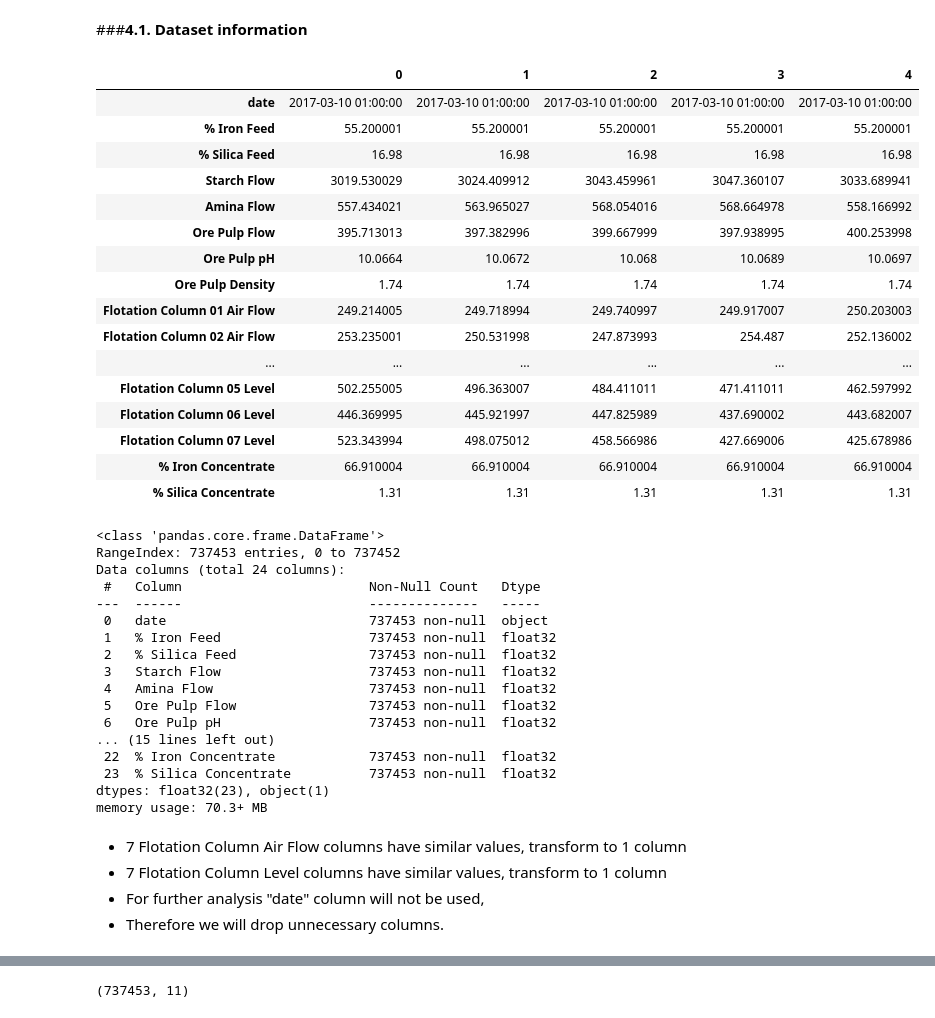
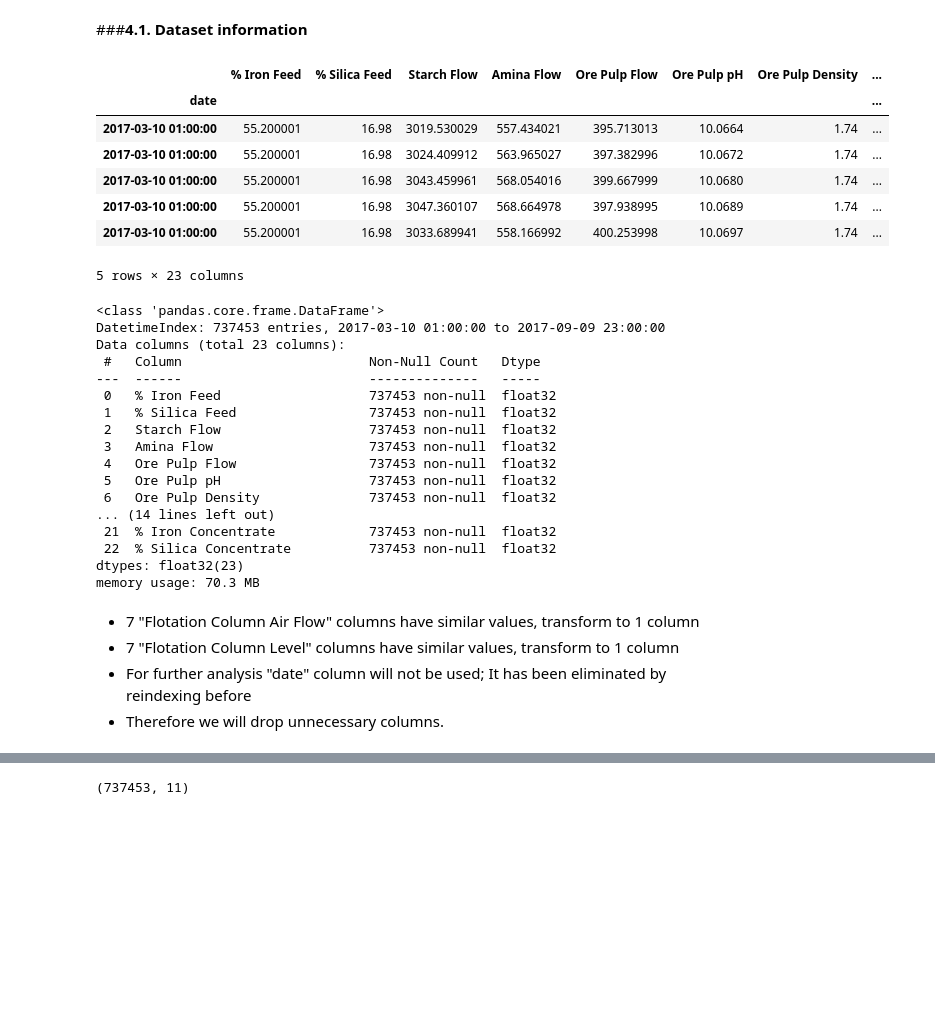
Before and after one commit to ArifAygun/Iron-Ore-Froth-Flotation-Quality-Prediction, a Jupyter notebook: AA_Iron_Ore_Froth_Flotation_Quality_Prediction.ipynb, the cells around one changed output, grey strips where cells are left out. Cells and saved outputs as stored; diff of their text form; code cells hidden in the pictures; blank space fills up the shorter version.

```diff
--- a/AA_Iron_Ore_Froth_Flotation_Quality_Prediction.ipynb
+++ b/AA_Iron_Ore_Froth_Flotation_Quality_Prediction.ipynb
@@ -66,5 +66,5 @@ drive.mount('/content/drive/')
 
 %cd /content/drive/My Drive/Flotation/
 
-flotation = pd.read_csv('Flotation_Plant.csv', decimal = ",")
+flotation = pd.read_csv('Flotation_Plant.csv', parse_dates = True, index_col = 'date',decimal=',')
 # %% [output]
@@ -112,49 +112,40 @@ Mem. usage decreased to 70.33 Mb (47.9% reduction)
 # %% [markdown]
 ###**4.1. Dataset information**
 # %%
-flotation.head().T
+flotation.head()
 # %% [output]
-|  | 0 | 1 | 2 | 3 | 4 |
-| date | 2017-03-10 01:00:00 | 2017-03-10 01:00:00 | 2017-03-10 01:00:00 | 2017-03-10 01:00:00 | 2017-03-10 01:00:00 |
-| % Iron Feed | 55.200001 | 55.200001 | 55.200001 | 55.200001 | 55.200001 |
-| % Silica Feed | 16.98 | 16.98 | 16.98 | 16.98 | 16.98 |
-| Starch Flow | 3019.530029 | 3024.409912 | 3043.459961 | 3047.360107 | 3033.689941 |
-| Amina Flow | 557.434021 | 563.965027 | 568.054016 | 568.664978 | 558.166992 |
-| Ore Pulp Flow | 395.713013 | 397.382996 | 399.667999 | 397.938995 | 400.253998 |
-| Ore Pulp pH | 10.0664 | 10.0672 | 10.068 | 10.0689 | 10.0697 |
-| Ore Pulp Density | 1.74 | 1.74 | 1.74 | 1.74 | 1.74 |
-| Flotation Column 01 Air Flow | 249.214005 | 249.718994 | 249.740997 | 249.917007 | 250.203003 |
-| Flotation Column 02 Air Flow | 253.235001 | 250.531998 | 247.873993 | 254.487 | 252.136002 |
-| ... | ... | ... | ... | ... | ... |
-| Flotation Column 05 Level | 502.255005 | 496.363007 | 484.411011 | 471.411011 | 462.597992 |
-| Flotation Column 06 Level | 446.369995 | 445.921997 | 447.825989 | 437.690002 | 443.682007 |
-| Flotation Column 07 Level | 523.343994 | 498.075012 | 458.566986 | 427.669006 | 425.678986 |
-| % Iron Concentrate | 66.910004 | 66.910004 | 66.910004 | 66.910004 | 66.910004 |
-| % Silica Concentrate | 1.31 | 1.31 | 1.31 | 1.31 | 1.31 |
+|  | % Iron Feed | % Silica Feed | Starch Flow | Amina Flow | Ore Pulp Flow | Ore Pulp pH | Ore Pulp Density | ... |
+| date |  |  |  |  |  |  |  | ... |
+| 2017-03-10 01:00:00 | 55.200001 | 16.98 | 3019.530029 | 557.434021 | 395.713013 | 10.0664 | 1.74 | ... |
+| 2017-03-10 01:00:00 | 55.200001 | 16.98 | 3024.409912 | 563.965027 | 397.382996 | 10.0672 | 1.74 | ... |
+| 2017-03-10 01:00:00 | 55.200001 | 16.98 | 3043.459961 | 568.054016 | 399.667999 | 10.0680 | 1.74 | ... |
+| 2017-03-10 01:00:00 | 55.200001 | 16.98 | 3047.360107 | 568.664978 | 397.938995 | 10.0689 | 1.74 | ... |
+| 2017-03-10 01:00:00 | 55.200001 | 16.98 | 3033.689941 | 558.166992 | 400.253998 | 10.0697 | 1.74 | ... |
+5 rows × 23 columns
 # %%
 flotation.info()
 # %% [output]
 <class 'pandas.core.frame.DataFrame'>
-RangeIndex: 737453 entries, 0 to 737452
-Data columns (total 24 columns):
+DatetimeIndex: 737453 entries, 2017-03-10 01:00:00 to 2017-09-09 23:00:00
+Data columns (total 23 columns):
  #   Column                        Non-Null Count   Dtype
 ---  ------                        --------------   -----
- 0   date                          737453 non-null  object
- 1   % Iron Feed                   737453 non-null  float32
- 2   % Silica Feed                 737453 non-null  float32
- 3   Starch Flow                   737453 non-null  float32
- 4   Amina Flow                    737453 non-null  float32
- 5   Ore Pulp Flow                 737453 non-null  float32
- 6   Ore Pulp pH                   737453 non-null  float32
-... (15 lines left out)
- 22  % Iron Concentrate            737453 non-null  float32
- 23  % Silica Concentrate          737453 non-null  float32
-dtypes: float32(23), object(1)
-memory usage: 70.3+ MB
+ 0   % Iron Feed                   737453 non-null  float32
+ 1   % Silica Feed                 737453 non-null  float32
+ 2   Starch Flow                   737453 non-null  float32
+ 3   Amina Flow                    737453 non-null  float32
+ 4   Ore Pulp Flow                 737453 non-null  float32
+ 5   Ore Pulp pH                   737453 non-null  float32
+ 6   Ore Pulp Density              737453 non-null  float32
+... (14 lines left out)
+ 21  % Iron Concentrate            737453 non-null  float32
+ 22  % Silica Concentrate          737453 non-null  float32
+dtypes: float32(23)
+memory usage: 70.3 MB
 # %% [markdown]
-- 7 Flotation Column Air Flow columns have similar values, transform to 1 column
-- 7 Flotation Column Level columns have similar values, transform to 1 column
-- For further analysis "date" column will not be used,
+- 7 "Flotation Column Air Flow" columns have similar values, transform to 1 column
+- 7 "Flotation Column Level" columns have similar values, transform to 1 column
+- For further analysis "date" column will not be used; It has been eliminated by reindexing before
 - Therefore we will drop unnecessary columns.
 # %%
 flotation['Flotation Column Air Flow'] = flotation[['Flotation Column 01 Air Flow',
```
Also changed, not shown: parts of 22 cells of this notebook.
